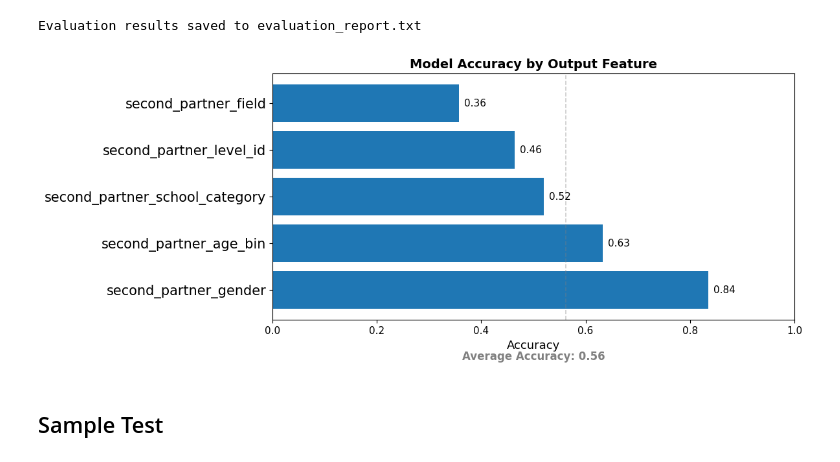
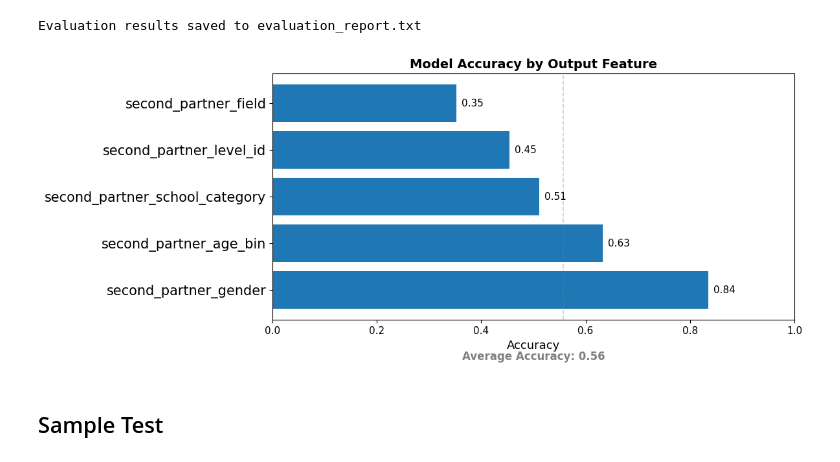
Before and after one commit to YanmiYu/DL-Marriage-Prediction, a Jupyter notebook: src/model_dev_eva.ipynb, the cells around one changed output. Saved outputs shown, nothing was run; the diff lists cells and outputs as text; code cells hidden in the pictures.

```diff
--- a/src/model_dev_eva.ipynb
+++ b/src/model_dev_eva.ipynb
@@ -325,35 +325,35 @@ output_fields = [
     "second_partner_gender",
     "second_partner_age_bin",
     "second_partner_school_category",
     "second_partner_level_id",
     "second_partner_field",
 ]
-accuracies = [0.8351, 0.6323, 0.5198, 0.4644, 0.3568]
+accuracies = [0.8354, 0.6331, 0.5111, 0.4535, 0.3527]
 avg_accuracy = sum(accuracies) / len(accuracies)
 
 plt.figure(figsize=(12, 5))
 bars = plt.barh(output_fields, accuracies, color='#1f77b4')
 plt.xlabel("Accuracy", fontsize=13)
 plt.title("Model Accuracy by Output Feature", fontsize=14, fontweight='bold')
 plt.xticks(fontsize=11)
 plt.yticks(fontsize=15)
 plt.xlim(0, 1)
 
 for bar, acc in zip(bars, accuracies):
     plt.text(acc + 0.01, bar.get_y() + bar.get_height()/2,
              f"{acc:.2f}", va='center', fontsize=11)
 
 plt.axvline(x=avg_accuracy, color='gray', linestyle='--', linewidth=1.2, alpha=0.4)
 
 plt.text(0.5, -0.15, f"Average Accuracy: {avg_accuracy:.2f}",
          ha='center', va='center', transform=plt.gca().transAxes,
          fontsize=12, fontweight='bold', color='gray')
 
 plt.tight_layout()
 plt.savefig("../result/model_accuracy_by_output_feature.png", dpi=300)
 plt.show()
 # %% [output]
-[figure, old version]
+[figure, new version]
 # %% [markdown]
 ## Sample Test
 # %%
```
Also changed, not shown: parts of 4 cells of this notebook, 3 other files.
